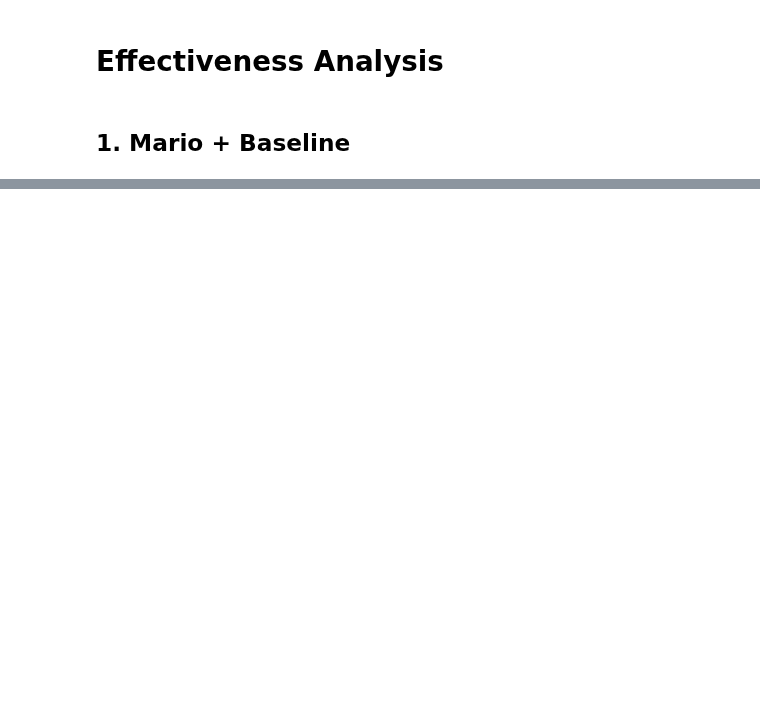
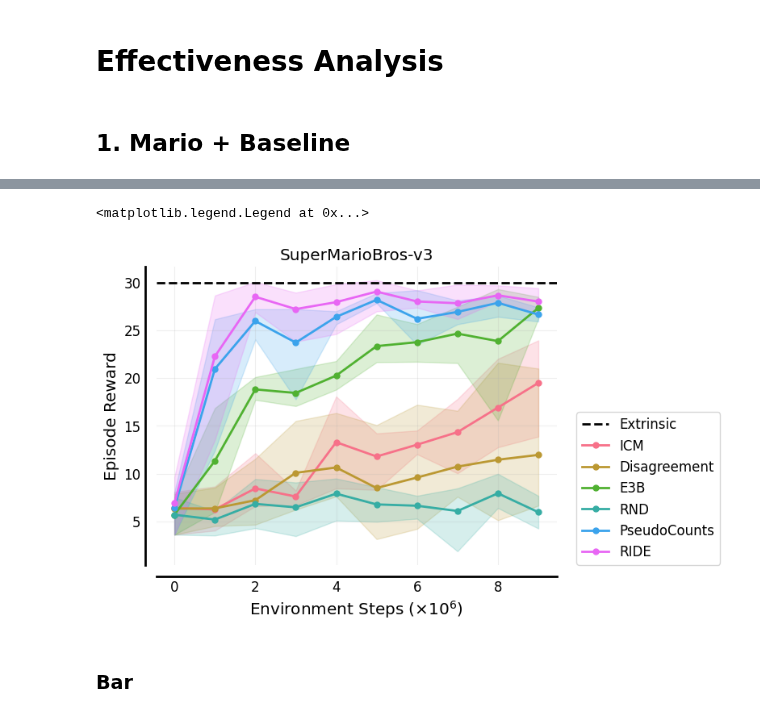
Before and after one commit to RLE-Foundation/rllte, a Jupyter notebook: experimental/figure.ipynb, the cells around one changed output, grey strips where cells are left out. Cells and saved outputs as stored; diff of their text form; code cells hidden in the pictures; blank space fills up the shorter version.

```diff
--- a/experimental/figure.ipynb
+++ b/experimental/figure.ipynb
@@ -49,0 +73,55 @@ for algo in algos:
+# %%
+algos = ['ICM', 'Disagreement', 'E3B', 'RND', 'PseudoCounts', 'RIDE']#, 'RE3']
+colors = sns.color_palette("husl", len(algos))
+
+root = "/Users/yuanmingqi/Downloads/rlexplore/mario/Obs. Norm."
+num_points = 10
+all_data = {algo: [] for algo in algos}
+for algo in algos:
+    for dir in os.listdir(root):
+        if algo.lower() in dir:
+            file = f"{root}/{dir}/"
+            file = file + '/' + difflib.get_close_matches("2024-", os.listdir(file), 1, 0.1)[0] + '/train.log'
+            data = pd.read_csv(file)['episode_reward']
+            data = data[np.linspace(0, data.shape[0]-1, num_points, dtype=int)]
+            all_data[algo].append(data)
+
+    all_data[algo] = np.array(all_data[algo])
+    all_data[algo] = np.expand_dims(all_data[algo], axis=1)
+
+sampling_dict = dict()
+for algo in algos:
+    sampling_dict[algo] = [[], [], []]
+    for frame in range(num_points):
+        perf = Performance(all_data[algo][:, :, frame], get_ci=True, reps=2000)
+        value, CIs = perf.aggregate_iqm()
+        sampling_dict[algo][0].append(value)
+        sampling_dict[algo][1].append(CIs[0]) # lower bound
+        sampling_dict[algo][2].append(CIs[1]) # upper bound
+
+    sampling_dict[algo][0] = np.array(sampling_dict[algo][0]).reshape(-1)
+    sampling_dict[algo][1] = np.array(sampling_dict[algo][1]).reshape(-1)
+    sampling_dict[algo][2] = np.array(sampling_dict[algo][2]).reshape(-1)
+
+fig, ax = plt.subplots()
+
+ax.axhline(y=30.0, color='k', linestyle='--', linewidth=2, label="Extrinsic")
+for algo, color in zip(algos, colors):
+    mean, ci_high, ci_low = sampling_dict[algo]
+    ax.plot(mean, linewidth=2, marker='o', markersize=5, c=color, label=algo)
+    ax.fill_between(range(num_points), ci_high, ci_low, alpha=0.2, color=color)
+
+ax.set_title('SuperMarioBros-v3', fontsize="x-large")
+ax = _annotate_and_decorate_axis(ax,
+                                 ticklabelsize="large",
+                                 xlabel=r"Environment Steps ($\times 10^6$)",
+                                 ylabel="Episode Reward",
+                                 xticklabels=np.linspace(0, 1, num_points),
+                                 )
+# ax.legend(loc='upper left', fontsize='large')
+ax.legend(bbox_to_anchor=(1.05, 0), loc=3, borderaxespad=0, fontsize='large')
+# %% [output]
+<matplotlib.legend.Legend at 0x...>
+[figure, added]
+# %% [markdown]
+### Bar
```
Also changed, not shown: parts of 9 cells of this notebook.
